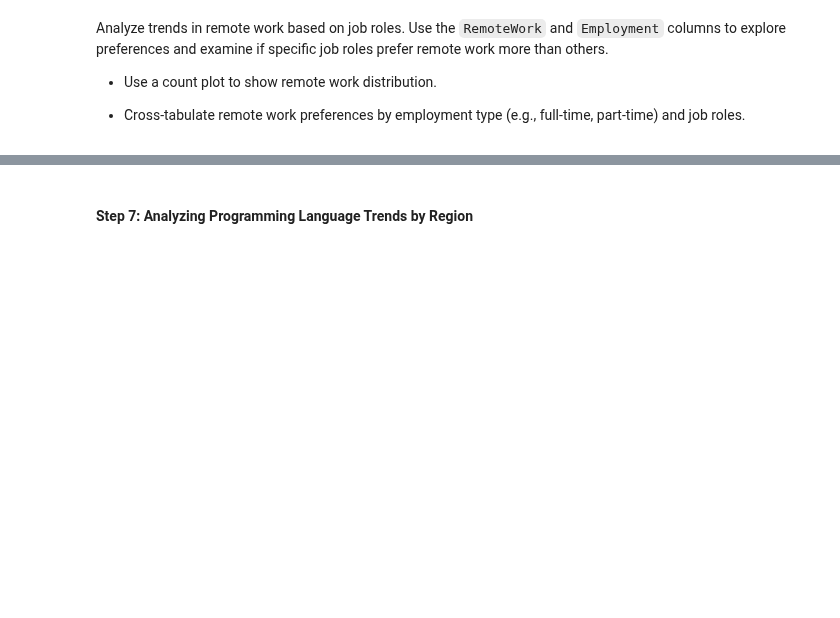
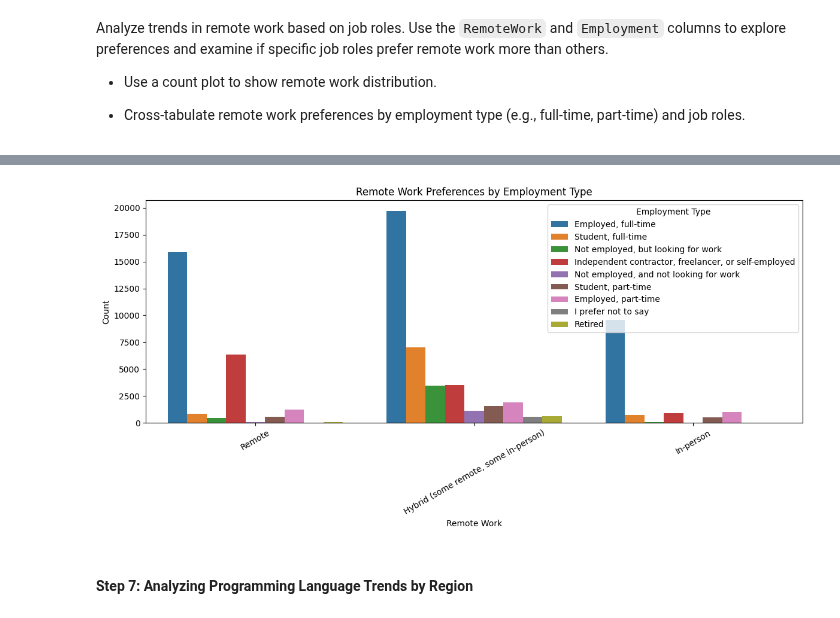
Before and after one commit to jad3ch3n/ibm-data-analyst-professional-certification, a Jupyter notebook: C9-IBM Data Analyst Capstone Project/c9lab12-exploratory-data-analysis.ipynb, the cells around one changed output, grey strips where cells are left out. Cells and saved outputs as stored; diff of their text form; code cells hidden in the pictures; blank space fills up the shorter version.

```diff
--- a/C9-IBM Data Analyst Capstone Project/c9lab12-exploratory-data-analysis.ipynb
+++ b/C9-IBM Data Analyst Capstone Project/c9lab12-exploratory-data-analysis.ipynb
@@ -192,0 +212,3 @@ Analyze trends in remote work based on job roles. Use the `RemoteWork` and `Empl
+# %%
+df = df.explode("Employment")
+df["Employment"].value_counts()
@@ -193,3 +227,16 @@ Analyze trends in remote work based on job roles. Use the `RemoteWork` and `Empl
+# %%
+# Cross-tabulation of remote work preferences by employment type (e.g., full-time, part-time) and job roles.
+plt.figure(figsize=(12, 6))
+sns.countplot(data=df, x="RemoteWork", hue="Employment")
+plt.title("Remote Work Preferences by Employment Type")
+plt.xlabel("Remote Work")
+plt.ylabel("Count")
+plt.xticks(rotation=30)
+plt.legend(title="Employment Type", loc="upper right")
+plt.tight_layout()
+plt.show()
+# %% [output]
+[figure, added]
 # %% [markdown]
 #### Step 7: Analyzing Programming Language Trends by Region
 # %% [markdown]
```
Also changed, not shown: parts of 8 cells of this notebook, 3 other files.
